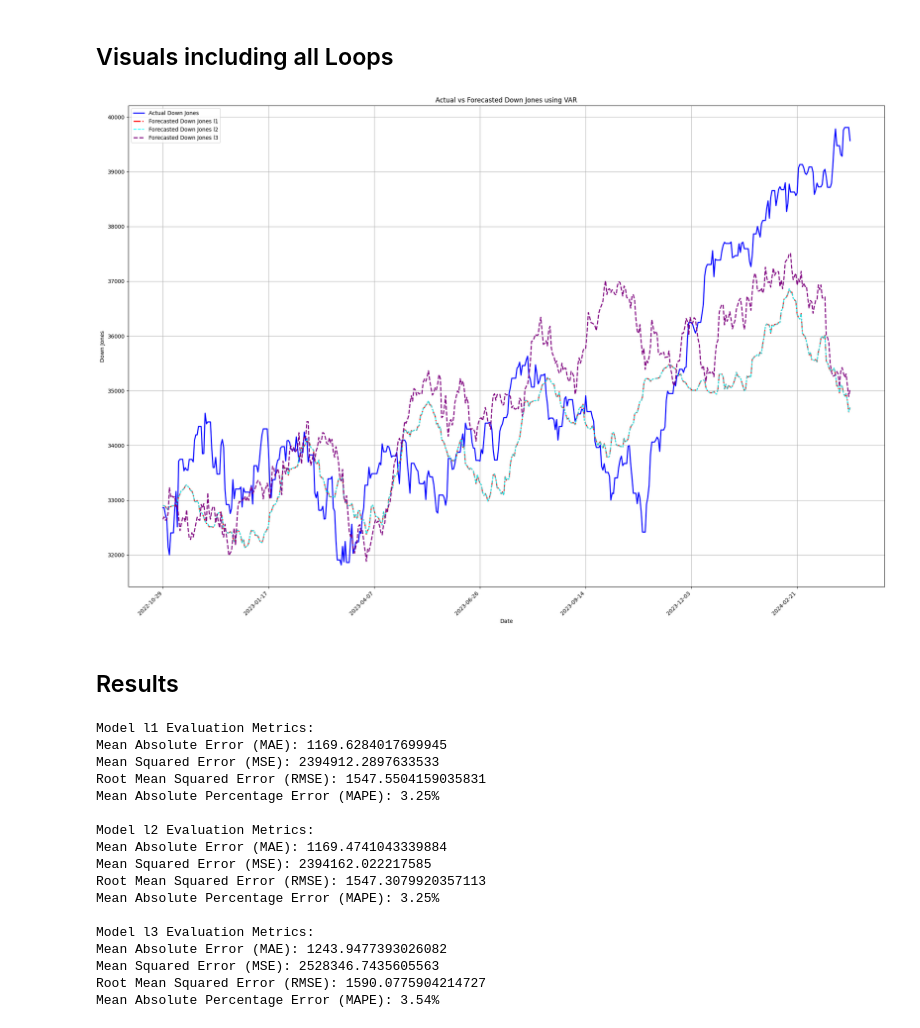
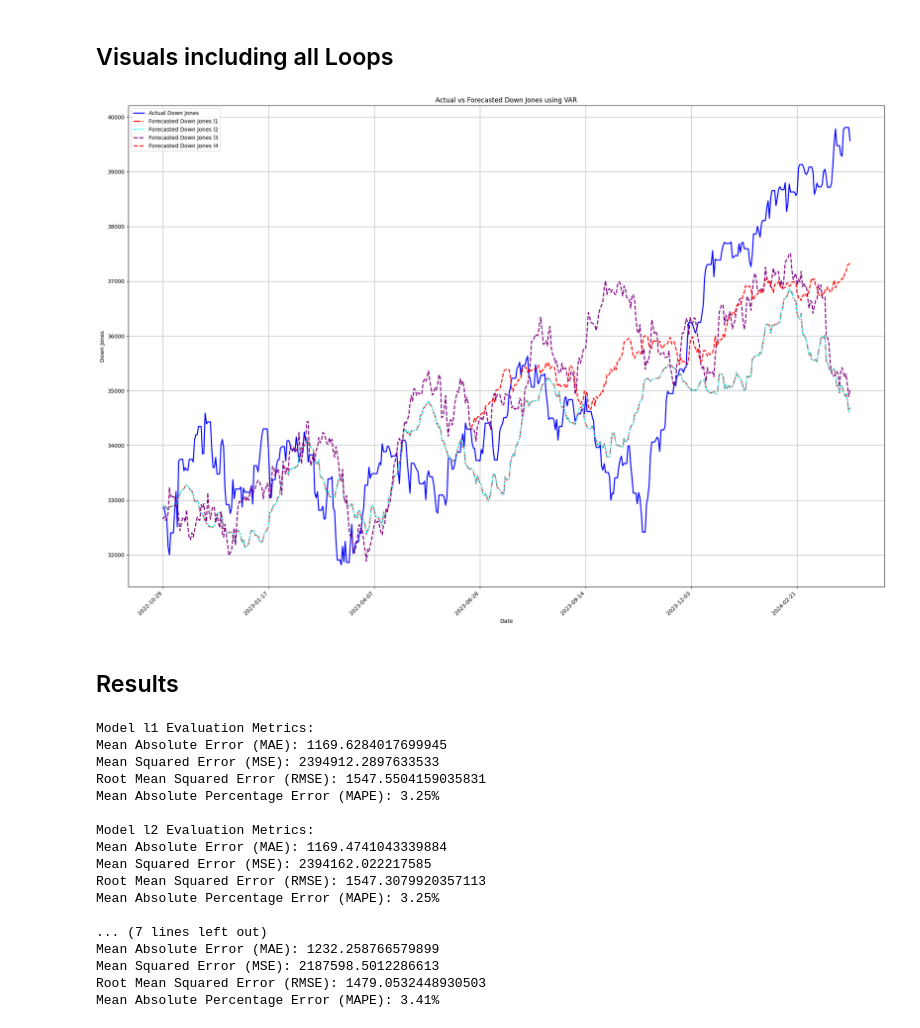
Before and after one commit to MaxQU1997/Master_Thesis, a Jupyter notebook: VAR_Master_Branch.ipynb, the cells around one changed output. Saved outputs shown, nothing was run; the diff lists cells and outputs as text; code cells hidden in the pictures.

```diff
--- a/VAR_Master_Branch.ipynb
+++ b/VAR_Master_Branch.ipynb
@@ -11,6 +11,8 @@ from sklearn.metrics import mean_absolute_error, mean_absolute_percentage_error,
 ## Loading the Data and creating sub sets
 # %%
 df = pd.read_csv('main_data.csv')
+# %%
+df_sentiment = pd.read_csv('main_data_cut_for_sentiment.csv')
 # %% [markdown]
 Loading Loop 1 aka econ_data
 # %%
@@ -307,0 +343,31 @@ Dow Jones Actual vs Forecast:
+# %%
+sentiment.reset_index(inplace=True)
+# %%
+Date_col_l4 = sentiment['Date'].tail(288) #dependet on the lentgh of the split_index
+# %%
+columns_l4 = sentiment.columns[~sentiment.columns.isin(['Date'])]
+
+data_diff_l4 = sentiment[columns_l4]
+
+split_index_l4 = int(len(data_diff_l4) * 0.85) #this determines the lentgh of the forecast, according to this I can adjust the Date_col lentgh
+train_data_l4 = data_diff_l4.iloc[:split_index_l4]
+test_data_l4 = data_diff_l4.iloc[split_index_l4:]
+
+model_l4 = VAR(train_data_l4)
+results_l4 = model_l4.fit(maxlags=1430) #resulting from the grangercausalitytests --> for GDP = maxlags=87////2820
+
+forecast_steps = len(test_data_l4)
+forecast_l4 = results_l4.forecast(train_data_l4.values[-results_l4.k_ar:], steps=forecast_steps)
+
+
+forecast_df_l4 = pd.DataFrame(forecast_l4, index=test_data_l4.index, columns=columns_l4)
+
+
+dowjones_forecast_l4 = forecast_df_l4['Dow_Jones_Target']
+dowjones_actual_l4 = test_data_l4['Dow_Jones_Target']
+
+dates = data_diff_l4.index[split_index_l4:]
+
+
+comparison_df_l4 = pd.DataFrame({'Date': Date_col_l4, 'Actual Down Jones': dowjones_actual_l4.values, 'Forecasted Down Jones': dowjones_forecast_l4.values}) #'Date': Date_col, 'Actual GDP': gdp_actual.values
+comparison_df_l4.dropna(inplace=True)
@@ -311,34 +419,37 @@ Dow Jones Actual vs Forecast:
 
 plt.figure(figsize=(25, 16))
 
 # Plot actual values
 sns.lineplot(data=comparison_df_l3, x='Date', y='Actual Down Jones', label='Actual Down Jones', color='blue', linewidth=2)
 
 # Plot forecasted values from model l1
 sns.lineplot(data=comparison_df_l1, x='Date', y='Forecasted Down Jones', label='Forecasted Down Jones l1', color='red', linestyle='-.', linewidth=2)
 
 # Plot forecasted values from model l2
 sns.lineplot(data=comparison_df_l2, x='Date', y='Forecasted Down Jones', label='Forecasted Down Jones l2', color='cyan', linestyle='--')
 
 # Plot forecasted values from model l3
 sns.lineplot(data=comparison_df_l3, x='Date', y='Forecasted Down Jones', label='Forecasted Down Jones l3', color='purple', linestyle='--', linewidth=2)
 
+# Plot forecasted values from model l4
+sns.lineplot(data=comparison_df_l4, x='Date', y='Forecasted Down Jones', label='Forecasted Down Jones l4', color='red', linestyle='--', linewidth=2)
+
 
 plt.xticks(rotation=45, ha='right')
 plt.gca().xaxis.set_major_locator(plt.MaxNLocator(9))
 plt.xlabel('Date')
 plt.ylabel('Down Jones')
 plt.title('Actual vs Forecasted Down Jones using VAR')
 plt.legend()
 plt.grid(True)
 
 
 plt.savefig('actual_vs_forecasted_dow_jones_VAR_nodiff_all_models.pdf', format='pdf')
 
 
 plt.show()
 # %% [output]
-[figure, old version]
+[figure, new version]
 # %% [markdown]
 ## Results
 # %%
@@ -363,6 +474,9 @@ evaluate_model(comparison_df_l2['Actual Down Jones'], comparison_df_l2['Forecast
 
 # Evaluate model l3
 evaluate_model(comparison_df_l3['Actual Down Jones'], comparison_df_l3['Forecasted Down Jones'], 'Model l3')
+
+# Evaluate model l4
+evaluate_model(comparison_df_l4['Actual Down Jones'], comparison_df_l4['Forecasted Down Jones'], 'Model l4')
 # %% [output]
 Model l1 Evaluation Metrics:
 Mean Absolute Error (MAE): 1169.6284017699945
@@ -376,8 +490,8 @@ Mean Squared Error (MSE): 2394162.022217585
 Root Mean Squared Error (RMSE): 1547.3079920357113
 Mean Absolute Percentage Error (MAPE): 3.25%
 
-Model l3 Evaluation Metrics:
-Mean Absolute Error (MAE): 1243.9477393026082
-Mean Squared Error (MSE): 2528346.7435605563
-Root Mean Squared Error (RMSE): 1590.0775904214727
-Mean Absolute Percentage Error (MAPE): 3.54%
+... (7 lines left out)
+Mean Absolute Error (MAE): 1232.258766579899
+Mean Squared Error (MSE): 2187598.5012286613
+Root Mean Squared Error (RMSE): 1479.0532448930503
+Mean Absolute Percentage Error (MAPE): 3.41%
```
Also changed, not shown: parts of 4 cells of this notebook.
